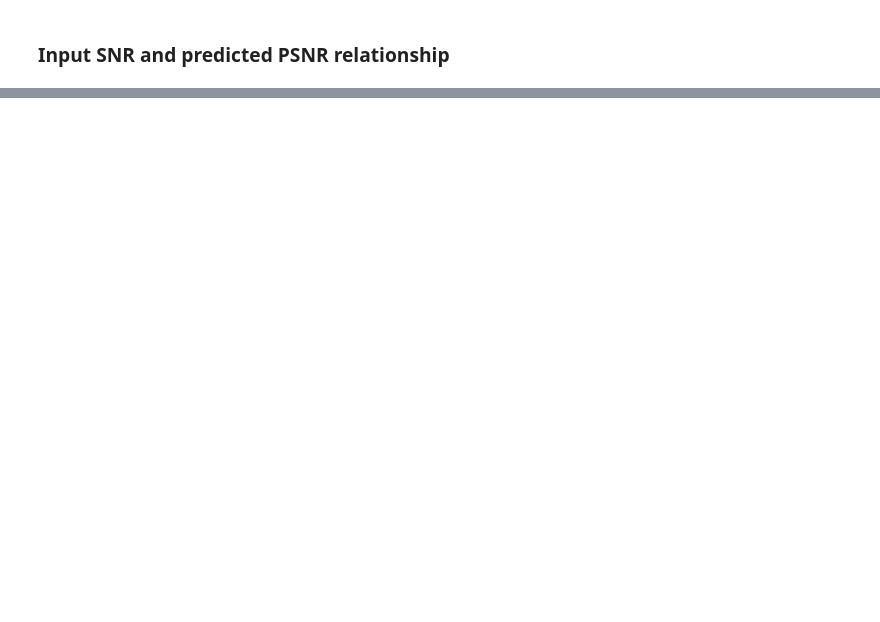
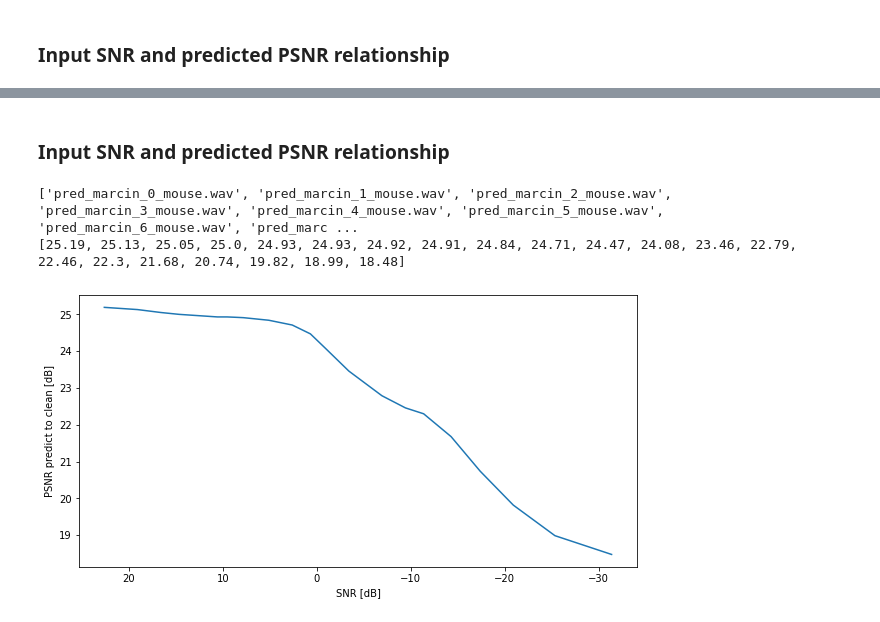
Before and after one commit to karlosos/noise_reduction, a Jupyter notebook: notebooks/psnr_to_snr_experiment.ipynb, the cells around one changed output, grey strips where cells are left out. Saved outputs shown, nothing was run; the diff lists cells and outputs as text; code cells hidden in the pictures; blank space fills up the shorter version.

```diff
--- a/notebooks/psnr_to_snr_experiment.ipynb
+++ b/notebooks/psnr_to_snr_experiment.ipynb
@@ -193,0 +150,8 @@ print(p2)
+# %% [markdown]
+### Input SNR and predicted PSNR relationship
+# %%
+calculate_psnrs()
+# %% [output]
+['pred_marcin_0_mouse.wav', 'pred_marcin_1_mouse.wav', 'pred_marcin_2_mouse.wav', 'pred_marcin_3_mouse.wav', 'pred_marcin_4_mouse.wav', 'pred_marcin_5_mouse.wav', 'pred_marcin_6_mouse.wav', 'pred_marc ...
+[25.19, 25.13, 25.05, 25.0, 24.93, 24.93, 24.92, 24.91, 24.84, 24.71, 24.47, 24.08, 23.46, 22.79, 22.46, 22.3, 21.68, 20.74, 19.82, 18.99, 18.48]
+[figure, added]
```
Also changed, not shown: parts of 22 cells of this notebook, 2 other files.
